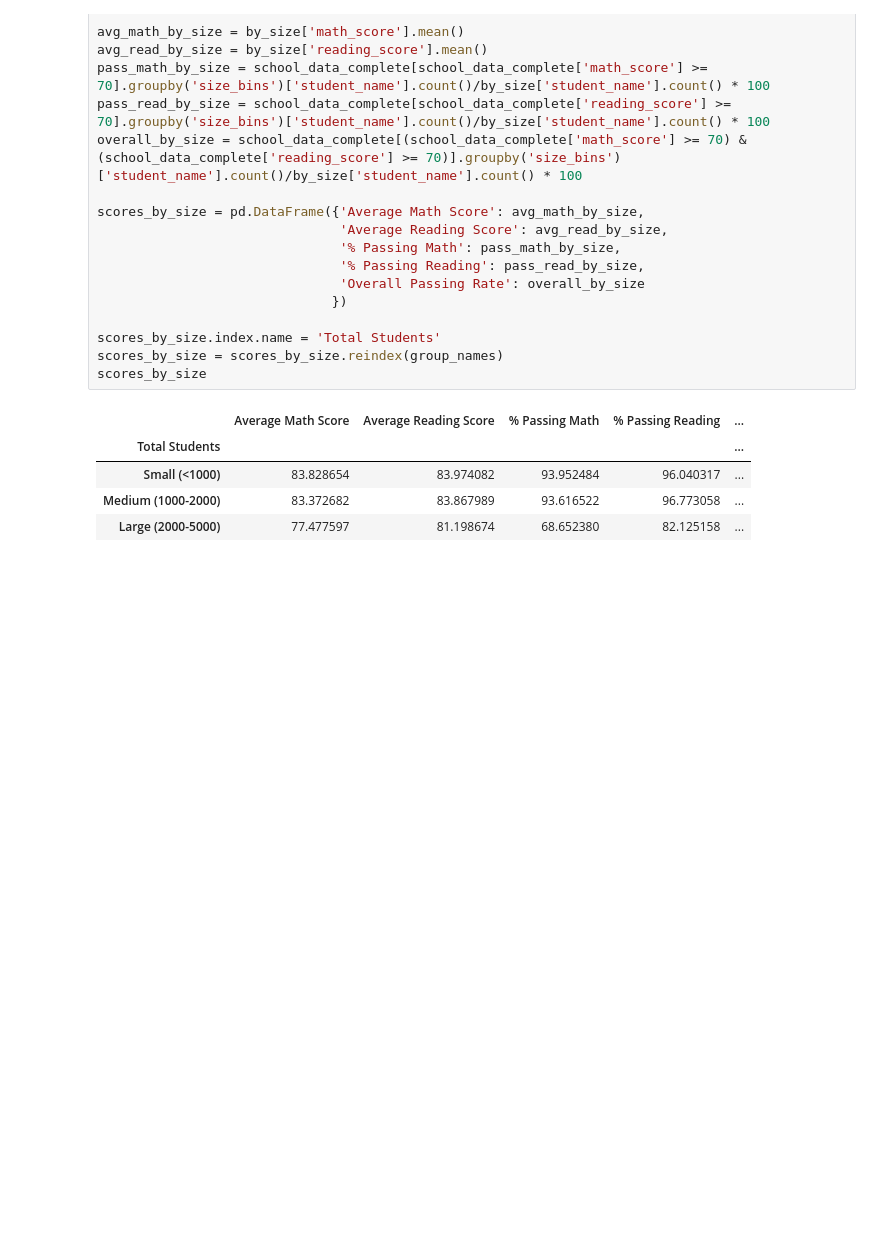
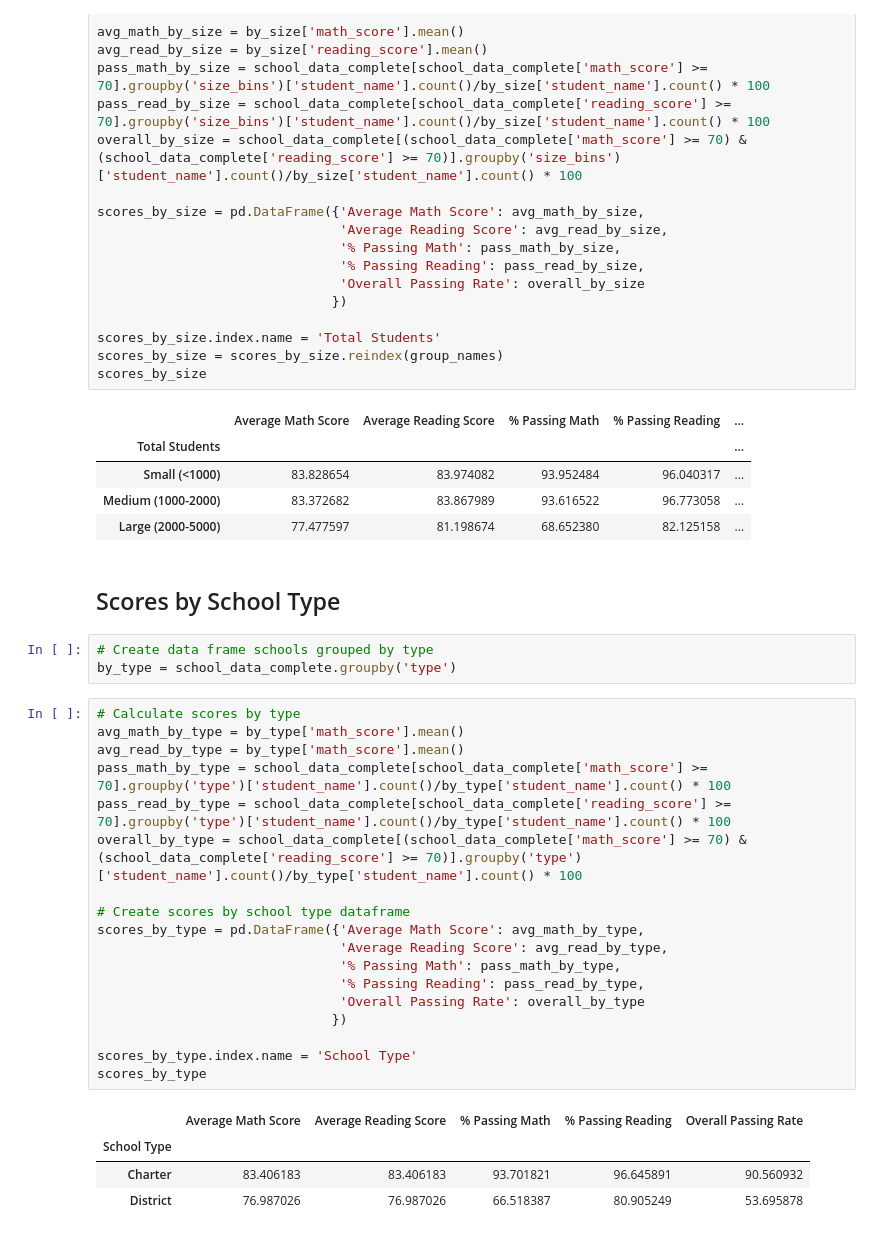
Before and after one commit to claws425/pandas-challenge, a Jupyter notebook: PyCitySchools/PyCitySchools.ipynb, the cells around one changed output. Saved outputs shown, nothing was run; the diff lists cells and outputs as text; blank space fills up the shorter version.

Commit message:
added scores by school type dataframe

```diff
--- a/PyCitySchools/PyCitySchools.ipynb
+++ b/PyCitySchools/PyCitySchools.ipynb
@@ -514,3 +514,31 @@ scores_by_size
 | Small (<1000) | 83.828654 | 83.974082 | 93.952484 | 96.040317 | ... |
 | Medium (1000-2000) | 83.372682 | 83.867989 | 93.616522 | 96.773058 | ... |
 | Large (2000-5000) | 77.477597 | 81.198674 | 68.652380 | 82.125158 | ... |
+# %% [markdown]
+## Scores by School Type
+# %%
+# Create data frame schools grouped by type
+by_type = school_data_complete.groupby('type')
+# %%
+# Calculate scores by type
+avg_math_by_type = by_type['math_score'].mean()
+avg_read_by_type = by_type['math_score'].mean()
+pass_math_by_type = school_data_complete[school_data_complete['math_score'] >= 70].groupby('type')['student_name'].count()/by_type['student_name'].count() * 100
+pass_read_by_type = school_data_complete[school_data_complete['reading_score'] >= 70].groupby('type')['student_name'].count()/by_type['student_name'].count() * 100
+overall_by_type = school_data_complete[(school_data_complete['math_score'] >= 70) & (school_data_complete['reading_score'] >= 70)].groupby('type')['student_name'].count()/by_type['student_name'].count() * 100
+
+# Create scores by school type dataframe
+scores_by_type = pd.DataFrame({'Average Math Score': avg_math_by_type,
+                               'Average Reading Score': avg_read_by_type,
+                               '% Passing Math': pass_math_by_type,
+                               '% Passing Reading': pass_read_by_type,
+                               'Overall Passing Rate': overall_by_type
+                              })
+
+scores_by_type.index.name = 'School Type'
+scores_by_type
+# %% [output]
+|  | Average Math Score | Average Reading Score | % Passing Math | % Passing Reading | Overall Passing Rate |
+| School Type |  |  |  |  |  |
+| Charter | 83.406183 | 83.406183 | 93.701821 | 96.645891 | 90.560932 |
+| District | 76.987026 | 76.987026 | 66.518387 | 80.905249 | 53.695878 |
```
